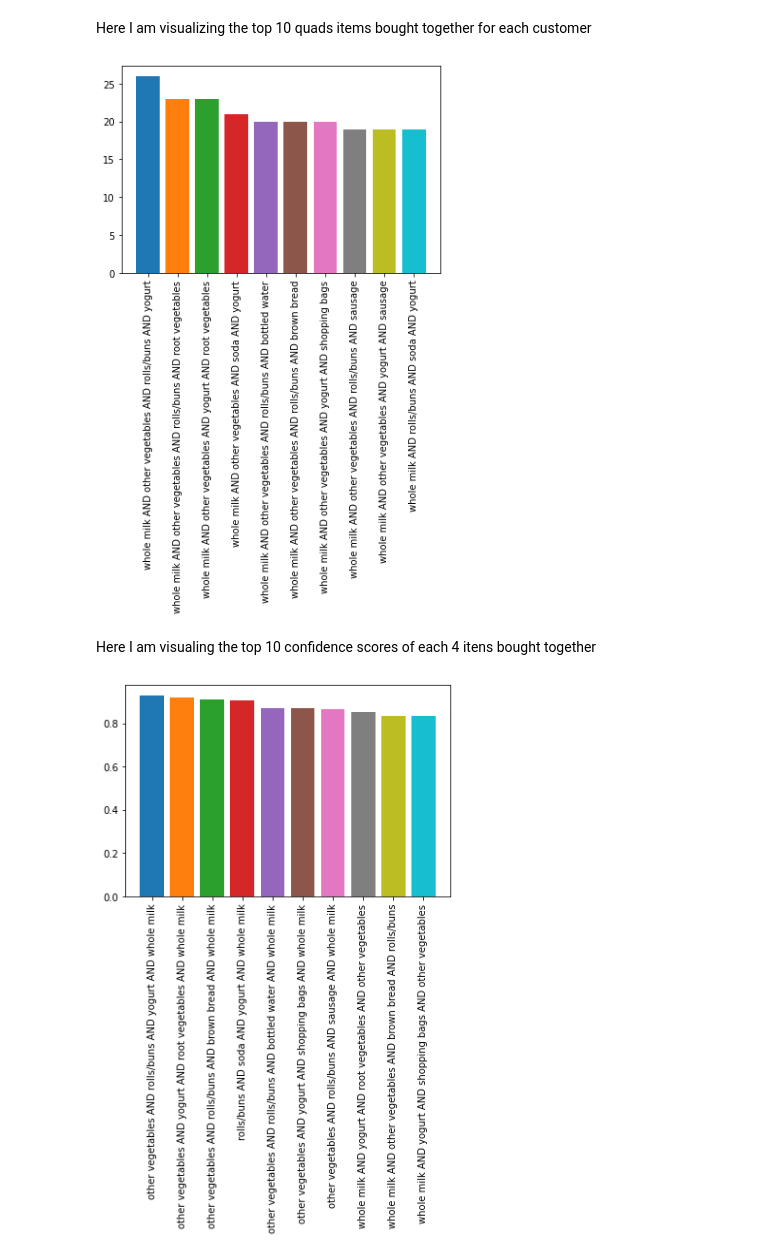
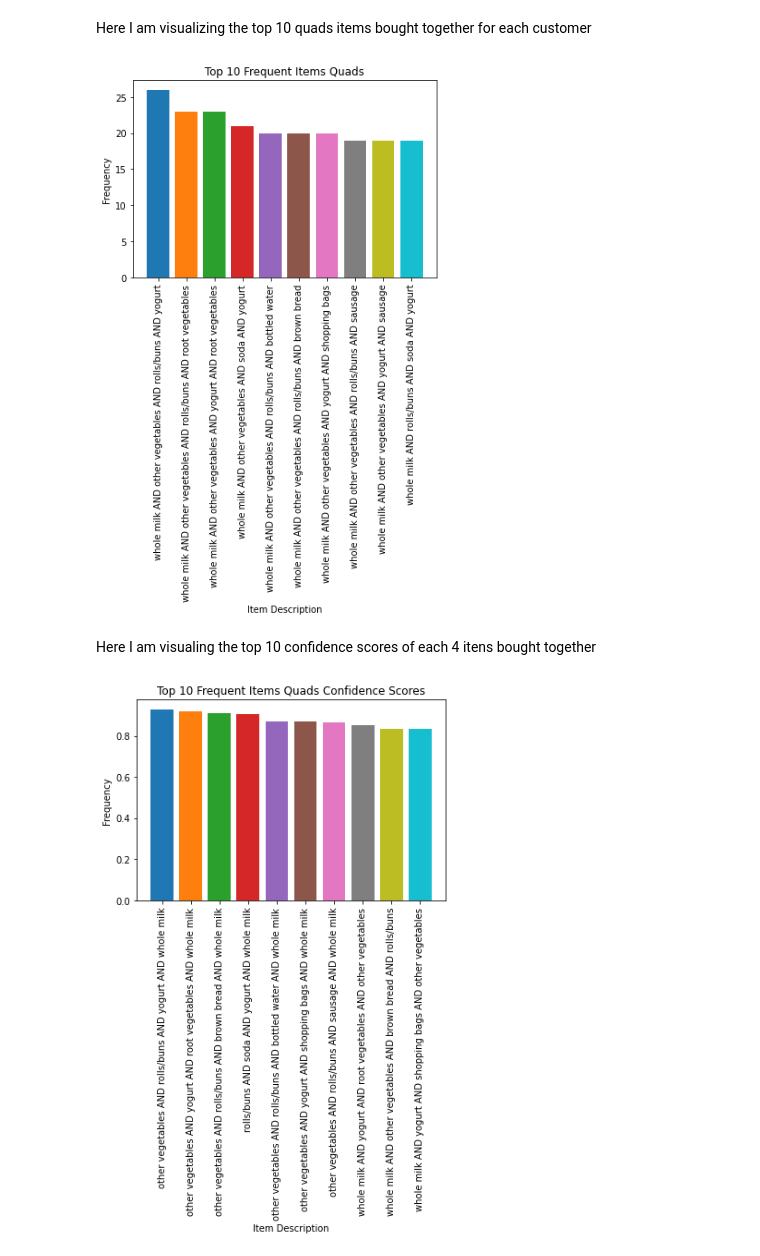
Before and after one commit to Musa-Husseini/CPTS-315, a Jupyter notebook: Project/Final.ipynb, the cells around one changed output. Cells and saved outputs as stored; diff of their text form; code cells hidden in the pictures.

```diff
--- a/Project/Final.ipynb
+++ b/Project/Final.ipynb
@@ -262,22 +274,28 @@ for key, value in p3GraphData.items():
     c = value
     plt.bar(b, c)
 plt.tick_params(axis='x', rotation=90)
+plt.title("Top 10 Frequent Items Quads")
+plt.xlabel("Item Description")
+plt.ylabel("Frequency")
 plt.show()
 # %% [output]
-[figure, old version]
+[figure, new version]
 # %% [markdown]
 Here I am visualing the top 10 confidence scores of each 4 itens bought together
 # %%
 quadConfidenceGraph = dict(sorted(quads.items(), key = lambda x:x[1],reverse=True)[:10])
 for key, value in quadConfidenceGraph.items():
     x = key[0]
     y = key[1]
     z = key[2]
     a = key[3]
     b = x + " AND " + y + " AND " + z + " AND " + a
     c = value
     plt.bar(b, c)
 plt.tick_params(axis='x', rotation=90)
+plt.title("Top 10 Frequent Items Quads Confidence Scores")
+plt.xlabel("Item Description")
+plt.ylabel("Frequency")
 plt.show()
 # %% [output]
-[figure, old version]
+[figure, new version]
```
Also changed, not shown: parts of 4 cells of this notebook.
